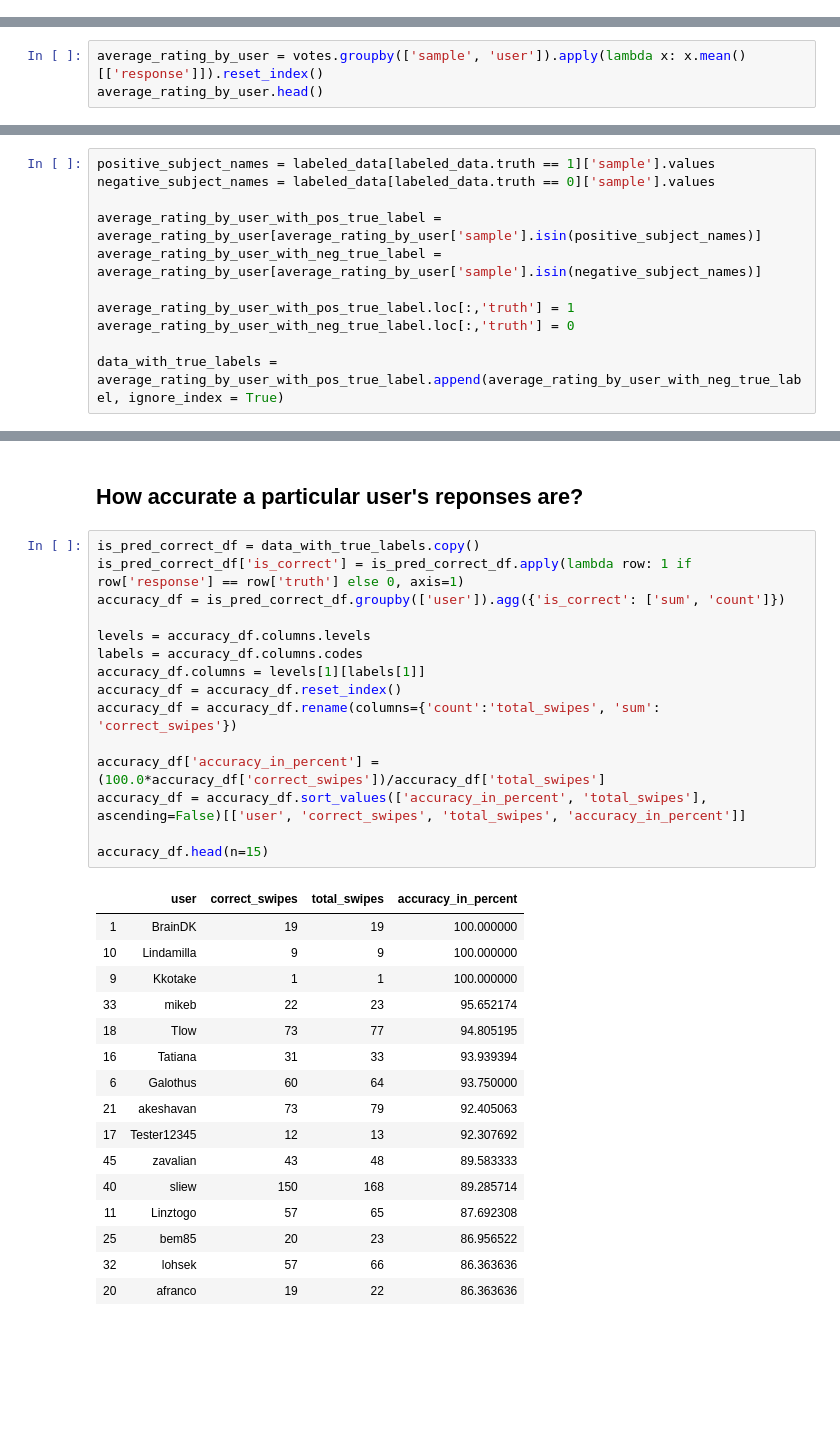
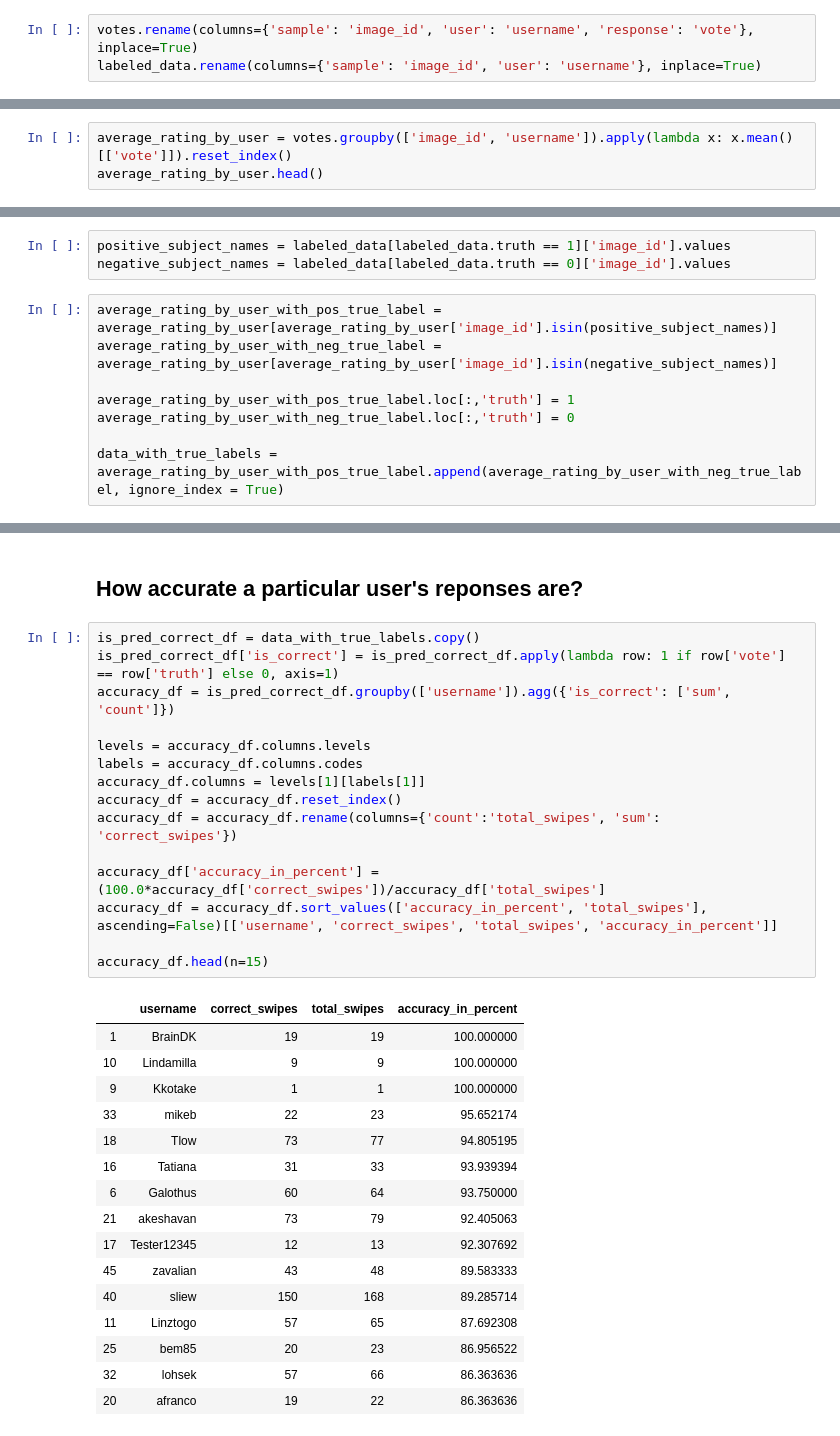
Before and after one commit to npnl/braindrles-deep, a Jupyter notebook: phase-one.ipynb, the cells around one changed output, grey strips where cells are left out. Saved outputs shown, nothing was run; the diff lists cells and outputs as text; blank space fills up the shorter version.

```diff
--- a/phase-one.ipynb
+++ b/phase-one.ipynb
@@ -43,3 +49,6 @@ Unable to parse a vote json. Error:  __new__() missing 1 required positional arg
 # %%
 votes = pd.DataFrame(votes_raw)
 labeled_data = pd.DataFrame(labeled_data_raw)
+# %%
+votes.rename(columns={'sample': 'image_id', 'user': 'username', 'response': 'vote'}, inplace=True)
+labeled_data.rename(columns={'sample': 'image_id', 'user': 'username'}, inplace=True)
@@ -46,4 +60,4 @@ labeled_data = pd.DataFrame(labeled_data_raw)
 # %%
-average_rating_by_user = votes.groupby(['sample', 'user']).apply(lambda x: x.mean()[['response']]).reset_index()
+average_rating_by_user = votes.groupby(['image_id', 'username']).apply(lambda x: x.mean()[['vote']]).reset_index()
 average_rating_by_user.head()
 # %% [output]
@@ -89,9 +91,9 @@ count_of_users_rated_each_image.describe()
+# %%
+positive_subject_names = labeled_data[labeled_data.truth == 1]['image_id'].values
+negative_subject_names = labeled_data[labeled_data.truth == 0]['image_id'].values
 # %%
-positive_subject_names = labeled_data[labeled_data.truth == 1]['sample'].values
-negative_subject_names = labeled_data[labeled_data.truth == 0]['sample'].values
-
-average_rating_by_user_with_pos_true_label = average_rating_by_user[average_rating_by_user['sample'].isin(positive_subject_names)]
-average_rating_by_user_with_neg_true_label = average_rating_by_user[average_rating_by_user['sample'].isin(negative_subject_names)]
+average_rating_by_user_with_pos_true_label = average_rating_by_user[average_rating_by_user['image_id'].isin(positive_subject_names)]
+average_rating_by_user_with_neg_true_label = average_rating_by_user[average_rating_by_user['image_id'].isin(negative_subject_names)]
 
 average_rating_by_user_with_pos_true_label.loc[:,'truth'] = 1
 average_rating_by_user_with_neg_true_label.loc[:,'truth'] = 0
@@ -142,21 +144,21 @@ threshold_accuracy
 ## How accurate a particular user's reponses are?
 # %%
 is_pred_correct_df = data_with_true_labels.copy()
-is_pred_correct_df['is_correct'] = is_pred_correct_df.apply(lambda row: 1 if row['response'] == row['truth'] else 0, axis=1)
-accuracy_df = is_pred_correct_df.groupby(['user']).agg({'is_correct': ['sum', 'count']})
+is_pred_correct_df['is_correct'] = is_pred_correct_df.apply(lambda row: 1 if row['vote'] == row['truth'] else 0, axis=1)
+accuracy_df = is_pred_correct_df.groupby(['username']).agg({'is_correct': ['sum', 'count']})
 
 levels = accuracy_df.columns.levels
 labels = accuracy_df.columns.codes
 accuracy_df.columns = levels[1][labels[1]]
 accuracy_df = accuracy_df.reset_index()
 accuracy_df = accuracy_df.rename(columns={'count':'total_swipes', 'sum': 'correct_swipes'})
 
 accuracy_df['accuracy_in_percent'] = (100.0*accuracy_df['correct_swipes'])/accuracy_df['total_swipes']
-accuracy_df = accuracy_df.sort_values(['accuracy_in_percent', 'total_swipes'], ascending=False)[['user', 'correct_swipes', 'total_swipes', 'accuracy_in_percent']]
+accuracy_df = accuracy_df.sort_values(['accuracy_in_percent', 'total_swipes'], ascending=False)[['username', 'correct_swipes', 'total_swipes', 'accuracy_in_percent']]
 
 accuracy_df.head(n=15)
 # %% [output]
-|  | user | correct_swipes | total_swipes | accuracy_in_percent |
+|  | username | correct_swipes | total_swipes | accuracy_in_percent |
 | 1 | BrainDK | 19 | 19 | 100.000000 |
 | 10 | Lindamilla | 9 | 9 | 100.000000 |
 | 9 | Kkotake | 1 | 1 | 100.000000 |
```
Also changed, not shown: parts of 46 cells of this notebook, 7 other files.
